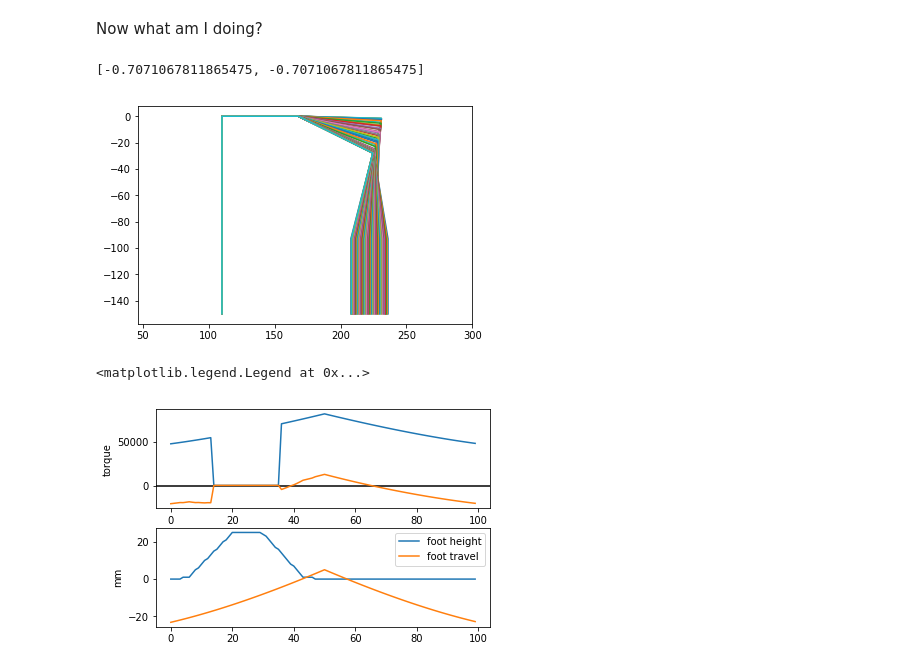
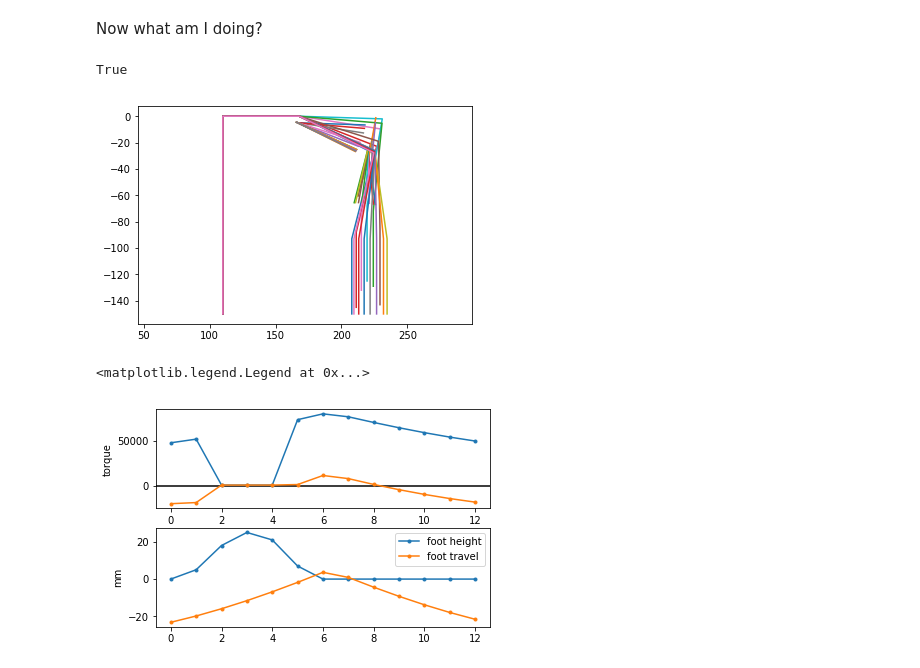
Before and after one commit to erelson/numa2, a Jupyter notebook: numac_porting/leg_ik_interactive-multiple.ipynb, the cells around one changed output. Cells and saved outputs as stored; diff of their text form; code cells hidden in the pictures.

Commit message:
Jupyter plots of servo sides to detect interference added

```diff
--- a/numac_porting/leg_ik_interactive-multiple.ipynb
+++ b/numac_porting/leg_ik_interactive-multiple.ipynb
@@ -17,23 +18,21 @@ L0=110; L12=58; L23=63; L34=67; L45=57; bodyH=150
 
 legLen = 1.05*L0
 # %%
+# sides are the leg edge we worry about colliding.
+# These are two points as vectors from the base of a leg segment
 # Numa V2
 side23 = [[24.77, -35.15],[24.77+17.78, -6.17]]
+side23 = [[0, -5], [50, -5]]
 side34 = [[24.95, -9.01],[24.95+35.81, -16.09]]
-
-def rotate_point(theta, point):
-    return [cos(theta)*point[0] + sin(theta)*point[1], cos(theta)*point[0] - sin(theta)*point[1]]
+side34 = [[0, -5], [40, -5]]
 # %% [markdown]
 Now what am I doing?
-# %%
-rotate_point(3*pi/4, [1,0])
-# %% [output]
-[-0.7071067811865475, -0.7071067811865475]
 # %%
-def snapshot(gait, ms, loopLength=10000):
+def snapshot(gait, ms, loopLength=10000, ang_dir=0.0):
+    """Get leg position at a single time within the loop length"""
 
     travRate = 25
-    times= []
+    times = []
     points = []
 
     half_loopLength = loopLength/2.0
@@ -50,7 +49,7 @@ def snapshot(gait, ms, loopLength=10000):
 
     gait.initTrig()
     gait.walkCode(loopLength, half_loopLength, travRate, 2*travRate,
-                  now1, now2, now3, now4, 0.0)
+                  now1, now2, now3, now4, ang_dir)
 # %%
 masses = [115, 60, 20] # masses in grams for segments 23, 34, 45 respectively. 55g per AX12 servo
 body_mass = 2000/2 + sum(masses) # 2kg / 2 + a leg
@@ -96,23 +97,34 @@ def mkpts():# calculate the points I want to plot:
 # %%
 gait = Gaits(L0, L12, L23, L34, L45, bodyH)
 plt.figure()
 ax1 = plt.subplot(1,1,1)
 torques = []
 foot_height = []
 foot_trav = []
+intersections = []
 #foot_trav0 = L0
-for x in range(0,10000,100):
+for x in range(0,10000,800):
     snapshot(gait, x, 10000)
-    pts = mkpts()
+    pts  = mkpts()
     xvals, yvals = np.transpose(pts[:])
     ax1.set_aspect('equal', 'datalim')
     ax1.plot(xvals, yvals)
+
+    # calc torques and leg heights
     torques.append(torque(pts))
     foot_height.append(yvals[5] + bodyH)
     foot_trav.append(xvals[5] - 2*legLen)
+
+    # gen and plot servo sides
+    sidepts = gen_sides(pts, sides=[side23,side34])
+    for ptset in sidepts[:]:
+        xvals, yvals = np.transpose(ptset[:])
+        ax1.plot(xvals, yvals)
 torques = np.transpose(array(torques[:]))
+print(True)
 # %% [output]
+True
-[figure, old version]
+[figure, new version]
 # %%
 plt.figure()
 ax2 = plt.subplot(2,1,1)
@@ -124,10 +136,10 @@ ax3.set_ylabel("mm")
 #print(torques)
 
 for dataset in torques:#[2]:
-    ax2.plot(dataset)
-ax3.plot(foot_height, label="foot height")
-ax3.plot(foot_trav, label="foot travel")
+    ax2.plot(dataset, marker=".")
+ax3.plot(foot_height, label="foot height", marker=".")
+ax3.plot(foot_trav, label="foot travel", marker=".")
 ax3.legend()
 # %% [output]
 <matplotlib.legend.Legend at 0x...>
-[figure, old version]
+[figure, new version]
```
Also changed, not shown: parts of 6 cells of this notebook, 1 other file.
